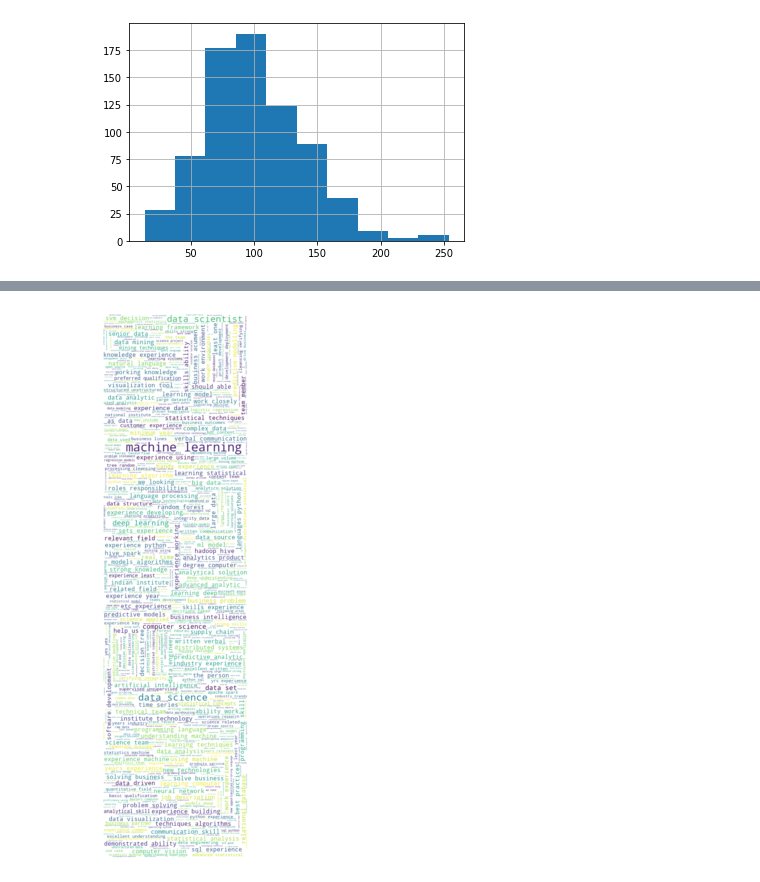
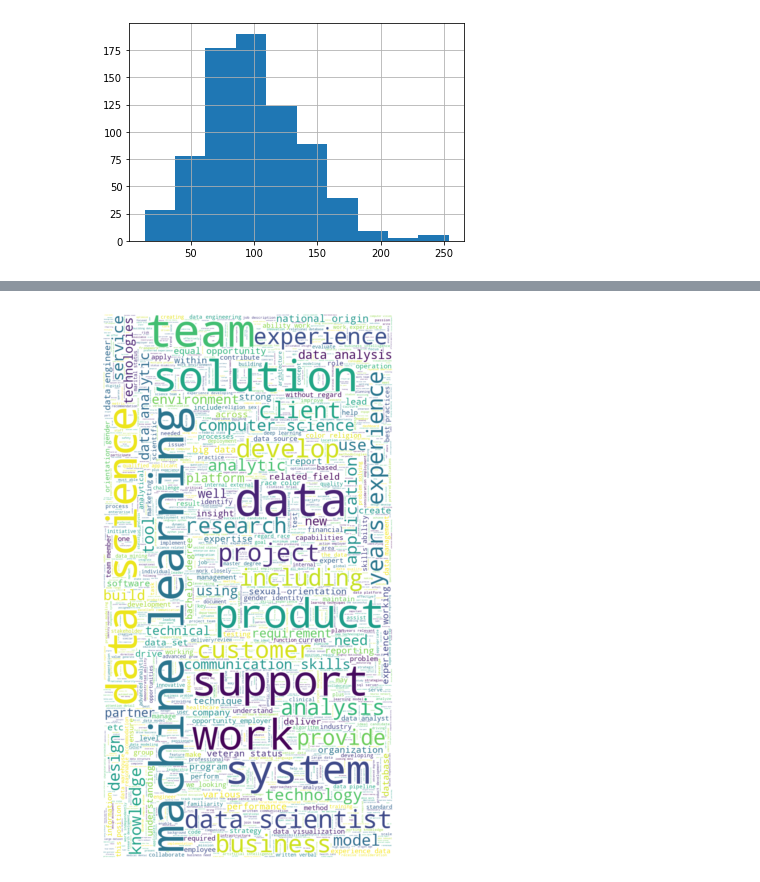
Before and after one commit to sandeepan1999/Salary-Project, a Jupyter notebook: Data_EDA.ipynb, the cells around one changed output, grey strips where cells are left out. Saved outputs shown, nothing was run; the diff lists cells and outputs as text; code cells hidden in the pictures.

```diff
--- a/Data_EDA.ipynb
+++ b/Data_EDA.ipynb
@@ -73 +77,5 @@ jr          1
 Name: seniority, dtype: int64
+# %%
+# Fix state Los Angeles
+df['job_state']= df.job_state.apply(lambda x: x.strip() if x.strip().lower() != 'los angeles' else 'CA')
+df.job_state.value_counts()
@@ -74,5 +100,5 @@ Name: seniority, dtype: int64
 # %%
 #Job description length
-df['desc_len'] = df['Job Description'].apply(lambda x: len(str(x)))
+df['desc_len'] = df['Job Description'].apply(lambda x: len(x))
 df['desc_len']
 # %% [output]
@@ -90,5 +116,4 @@ df['desc_len']
 Name: desc_len, Length: 742, dtype: int64
 # %%
 #Competitor count
-df['num_comp'] = df['Competitors'].apply(lambda x: len(x.split(','))if x !=-1 else 0)
-df['num_comp']
+df['num_comp'] = df['Competitors'].apply(lambda x: len(x.split(',')) if x != '-1' else 0)
@@ -107,0 +135,5 @@ Name: num_comp, Length: 742, dtype: int64
+# %%
+#hourly wage to annual
+
+df['min_salary'] = df.apply(lambda x: x.min_salary*2 if x.hourly ==1 else x.min_salary, axis =1)
+df['max_salary'] = df.apply(lambda x: x.max_salary*2 if x.hourly ==1 else x.max_salary, axis =1)
@@ -361,28 +437,29 @@ nltk.download('punkt')
 from nltk.corpus import stopwords
 from nltk.tokenize import word_tokenize
 # %%
-words = " ".join(df['Job Description'].astype(str))
+words = " ".join(df['Job Description'])
 
 def punctuation_stop(text):
     """remove punctuation and stop words"""
     filtered = []
     stop_words = set(stopwords.words('english'))
     word_tokens = word_tokenize(text)
     for w in word_tokens:
         if w not in stop_words and w.isalpha():
             filtered.append(w.lower())
     return filtered
 
+
 words_filtered = punctuation_stop(words)
 
 text = " ".join([ele for ele in words_filtered])
 
-wc = WordCloud(background_color="white", random_state=1, stopwords=STOPWORDS, max_words=2000, height=1500)
+wc= WordCloud(background_color="white", random_state=1,stopwords=STOPWORDS, max_words = 2000, width =800, height = 1500)
 wc.generate(text)
 
 plt.figure(figsize=[10,10])
 plt.imshow(wc,interpolation="bilinear")
 plt.axis('off')
 plt.show()
 # %% [output]
-[figure, old version]
+[figure, new version]
```
Also changed, not shown: parts of 39 cells of this notebook, 6 other files.
